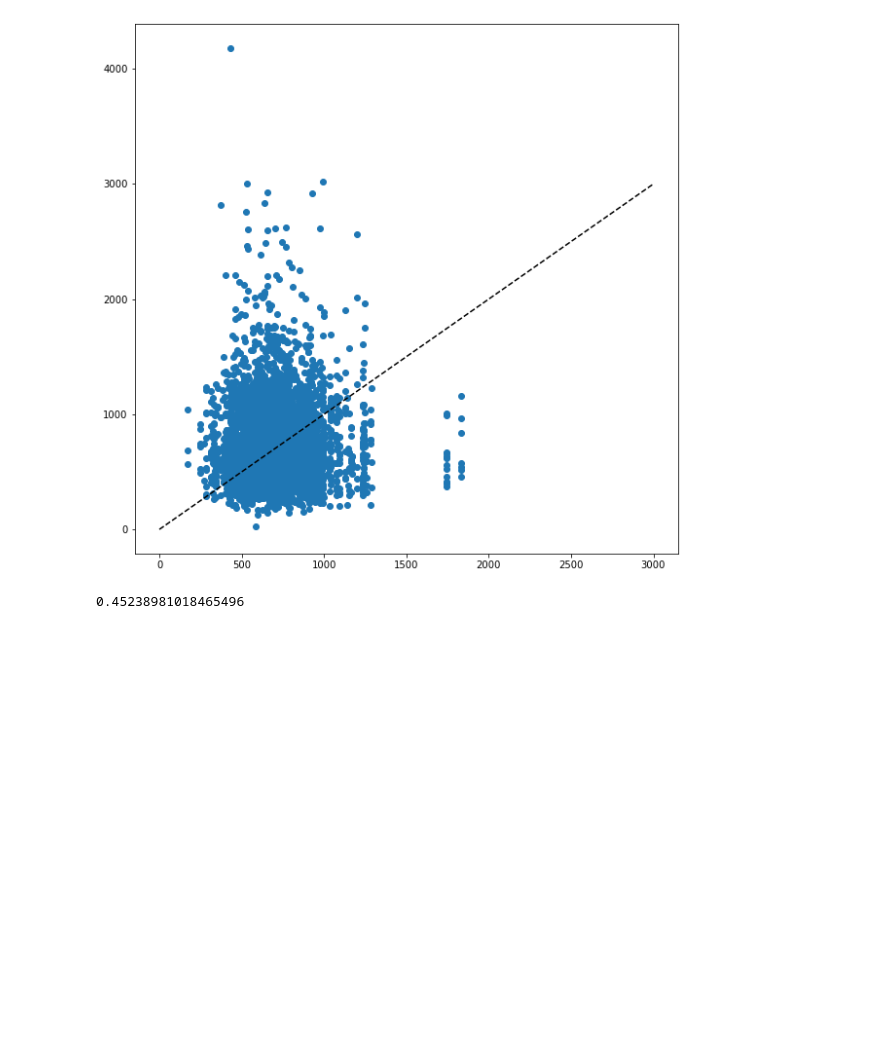
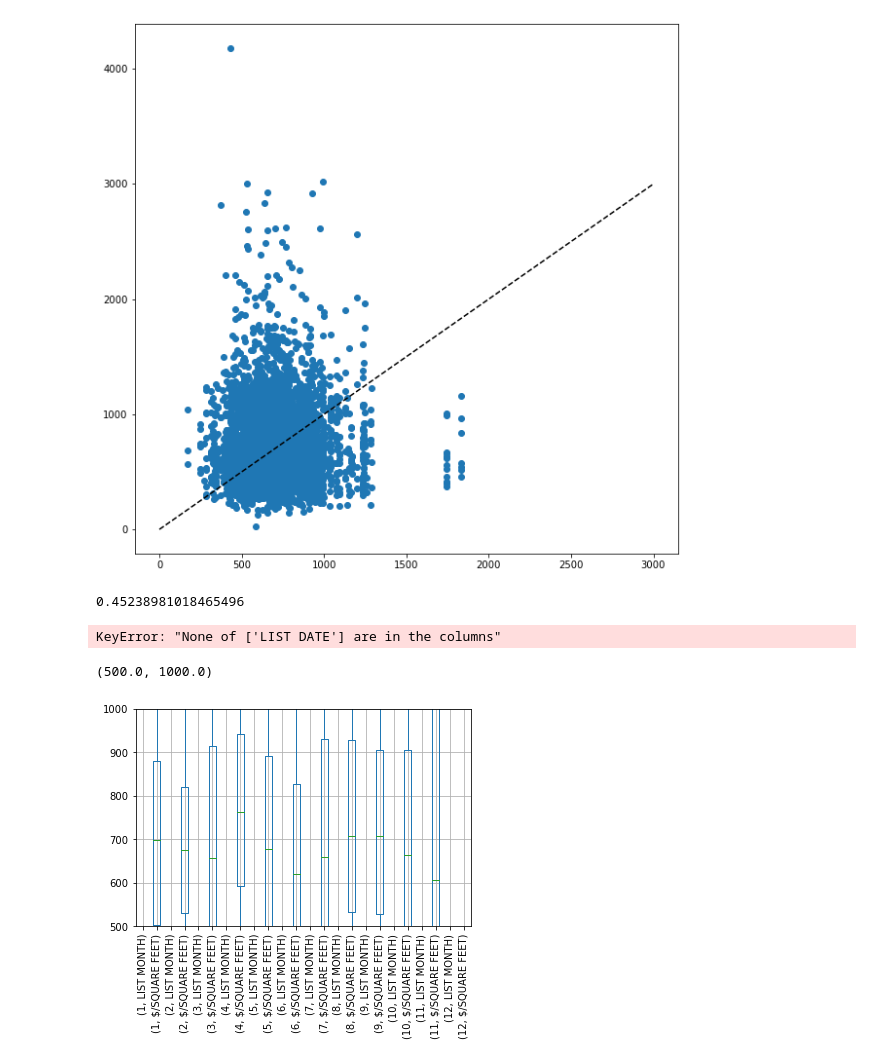
Before and after one commit to jackpck/Boston_housing, a Jupyter notebook: notebook/est_price_per_sqft.ipynb, the cells around one changed output. Saved outputs shown, nothing was run; the diff lists cells and outputs as text; code cells hidden in the pictures; blank space fills up the shorter version.

Commit message:
factorize and add figures

```diff
--- a/notebook/est_price_per_sqft.ipynb
+++ b/notebook/est_price_per_sqft.ipynb
@@ -59,3 +59,21 @@ plt.plot(list(range(0,3000)),list(range(0,3000)),'k--')
 np.mean(np.abs(df['EST $/SQUARE FEET']-df['$/SQUARE FEET'])/df['$/SQUARE FEET'])
 # %% [output]
 0.45238981018465496
+# %%
+df['LIST MONTH'] = pd.to_datetime(df['LIST DATE']).apply(lambda x: x.month)
+df['LIST YEAR'] = pd.to_datetime(df['LIST DATE']).apply(lambda x: x.year)
+# %%
+mask = (df['LIST YEAR']==2017) & (df['LIST MONTH']<4)
+df[['LIST DATE','$/SQUARE FEET']][mask].groupby('LIST DATE').mean().set_index('LIST DATE').plot(figsize=(15,10))
+# %% [output]
+KeyError: "None of ['LIST DATE'] are in the columns"
+# %%
+df['LIST MONTH'] = pd.to_datetime(df['LIST DATE']).apply(lambda x: x.month)
+df['LIST YEAR'] = pd.to_datetime(df['LIST DATE']).apply(lambda x: x.year)
+# %%
+mask = (df['LIST YEAR']==2019)
+df[['LIST MONTH','$/SQUARE FEET']][mask].groupby('LIST MONTH').boxplot(subplots=False, rot=90)
+plt.ylim([500,1000])
+# %% [output]
+(500.0, 1000.0)
+[figure, added]
```
Also changed, not shown: 10 other files.
